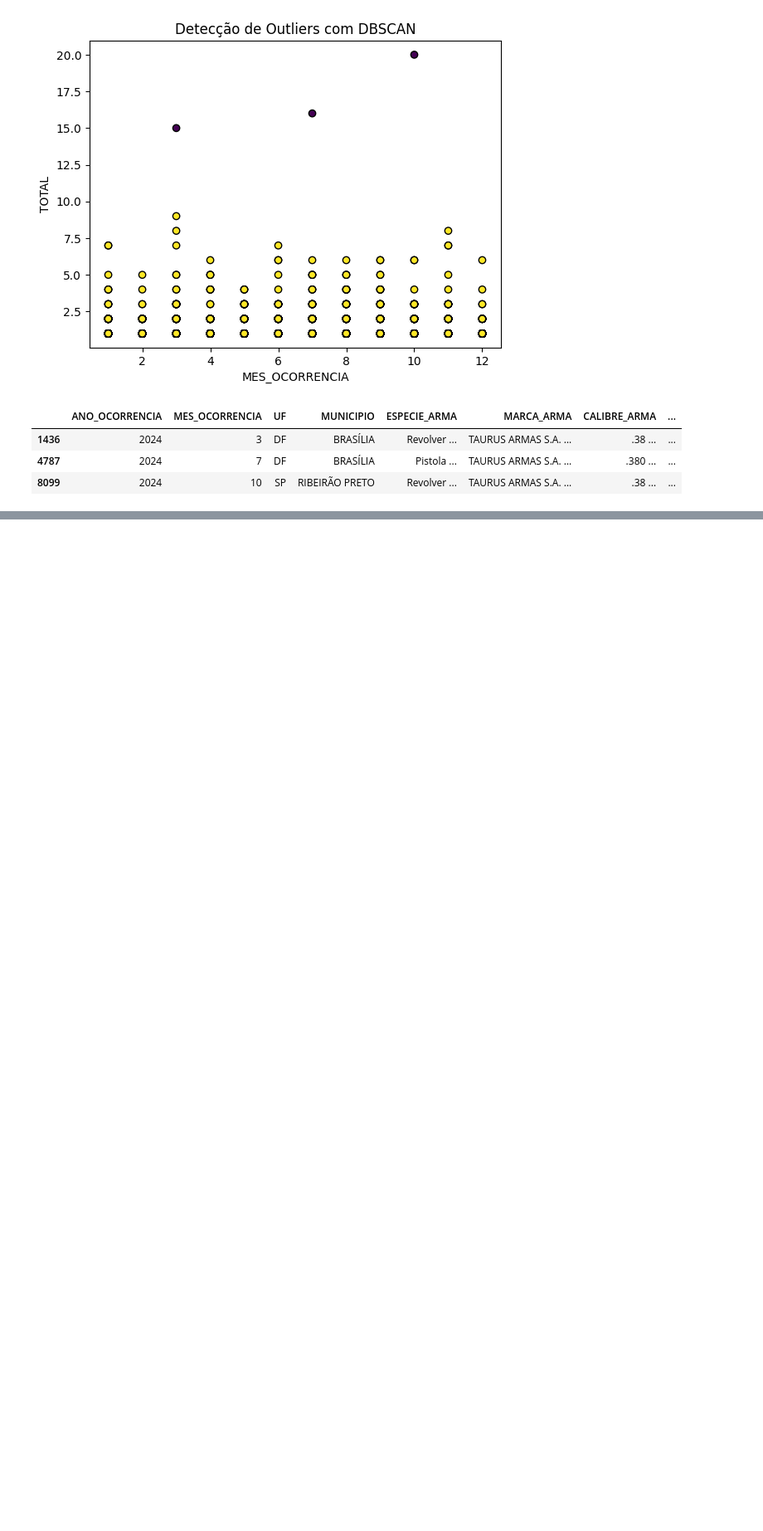
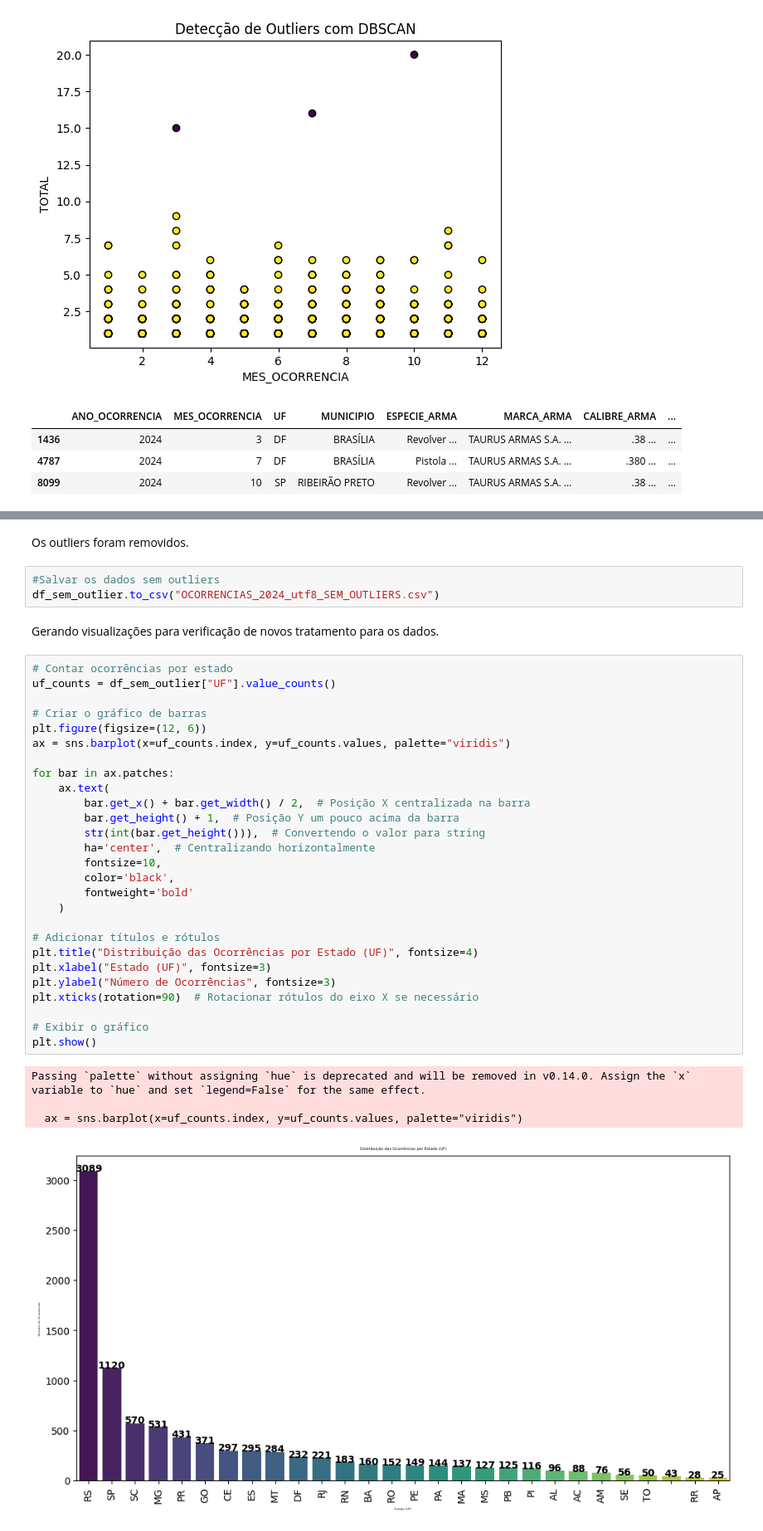
Before and after one commit to Victorferb/Minera-o-de-dados, a Jupyter notebook: pre-processamento.ipynb, the cells around one changed output, grey strips where cells are left out. Shown at 83% size. Cells and saved outputs as stored; diff of their text form; blank space fills up the shorter version.

```diff
--- a/pre-processamento.ipynb
+++ b/pre-processamento.ipynb
@@ -127,0 +163,39 @@ Pelo método DBSCAN encontrou-se 3 outlier
+# %% [markdown]
+Os outliers foram removidos.
+# %%
+#Salvar os dados sem outliers
+df_sem_outlier.to_csv("OCORRENCIAS_2024_utf8_SEM_OUTLIERS.csv")
+# %% [markdown]
+Gerando visualizações para verificação de novos tratamento para os dados.
+# %%
+# Contar ocorrências por estado
+uf_counts = df_sem_outlier["UF"].value_counts()
+
+# Criar o gráfico de barras
+plt.figure(figsize=(12, 6))
+ax = sns.barplot(x=uf_counts.index, y=uf_counts.values, palette="viridis")
+
+for bar in ax.patches:
+    ax.text(
+        bar.get_x() + bar.get_width() / 2,  # Posição X centralizada na barra
+        bar.get_height() + 1,  # Posição Y um pouco acima da barra
+        str(int(bar.get_height())),  # Convertendo o valor para string
+        ha='center',  # Centralizando horizontalmente
+        fontsize=10,
+        color='black',
+        fontweight='bold'
+    )
+
+# Adicionar títulos e rótulos
+plt.title("Distribuição das Ocorrências por Estado (UF)", fontsize=4)
+plt.xlabel("Estado (UF)", fontsize=3)
+plt.ylabel("Número de Ocorrências", fontsize=3)
+plt.xticks(rotation=90)  # Rotacionar rótulos do eixo X se necessário
+
+# Exibir o gráfico
+plt.show()
+# %% [output]
+Passing `palette` without assigning `hue` is deprecated and will be removed in v0.14.0. Assign the `x` variable to `hue` and set `legend=False` for the same effect.
+
+  ax = sns.barplot(x=uf_counts.index, y=uf_counts.values, palette="viridis")
+[figure, added]
```
Also changed, not shown: parts of 7 cells of this notebook, 1 other file.
